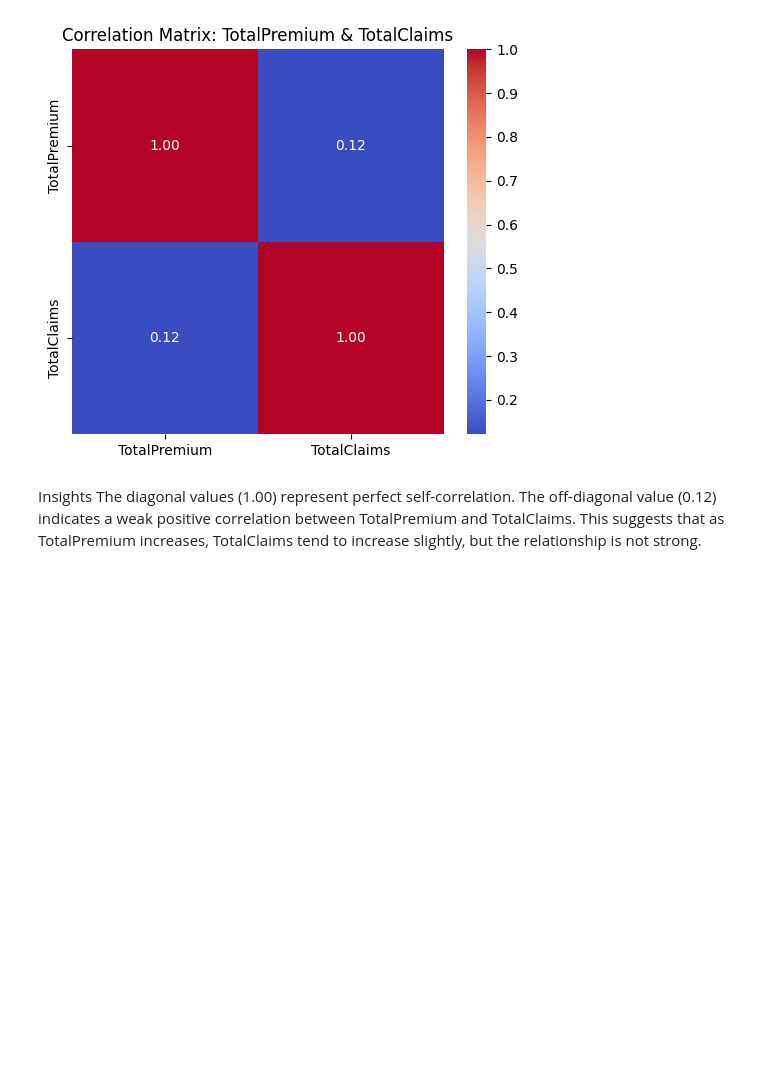
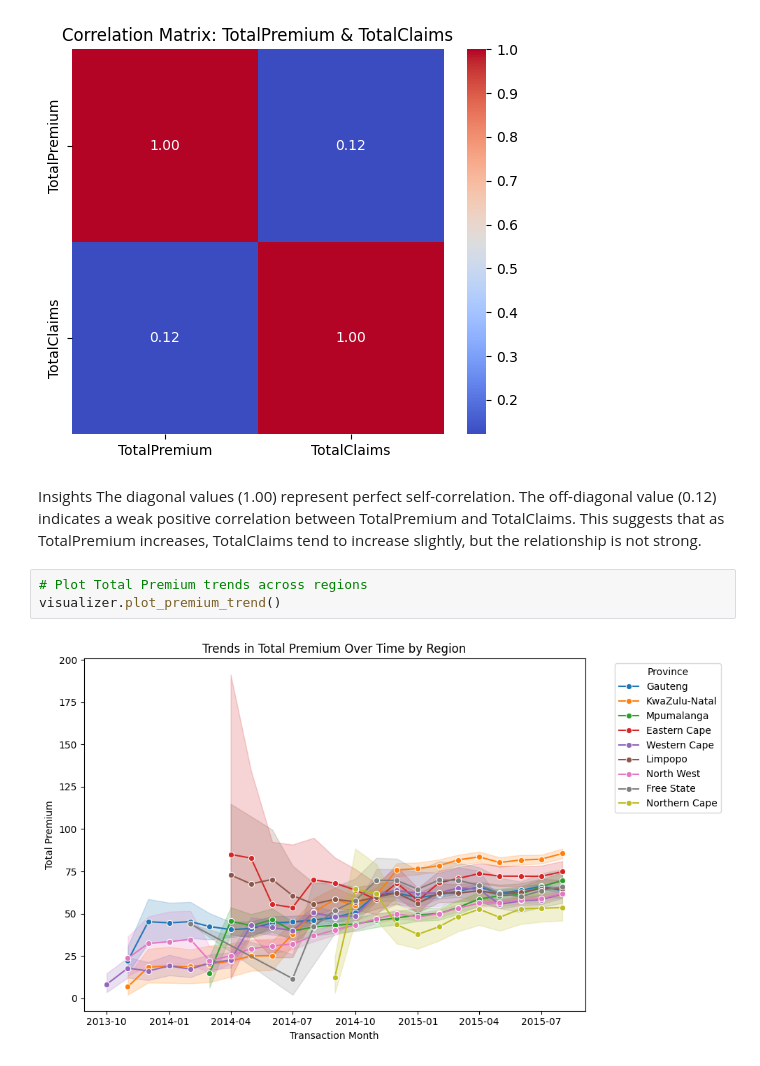
Before and after one commit to b-sam16/AlphaCare-Insurance-Analysis, a Jupyter notebook: notebooks/eda.ipynb, the cells around one changed output. Saved outputs shown, nothing was run; the diff lists cells and outputs as text; blank space fills up the shorter version.

```diff
--- a/notebooks/eda.ipynb
+++ b/notebooks/eda.ipynb
@@ -209,3 +209,8 @@ Insights
 The diagonal values (1.00) represent perfect self-correlation.
 The off-diagonal value (0.12) indicates a weak positive correlation between TotalPremium and TotalClaims.
 This suggests that as TotalPremium increases, TotalClaims tend to increase slightly, but the relationship is not strong.
+# %%
+# Plot Total Premium trends across regions
+visualizer.plot_premium_trend()
+# %% [output]
+[figure, added]
```
Also changed, not shown: parts of 3 cells of this notebook, 3 other files.
